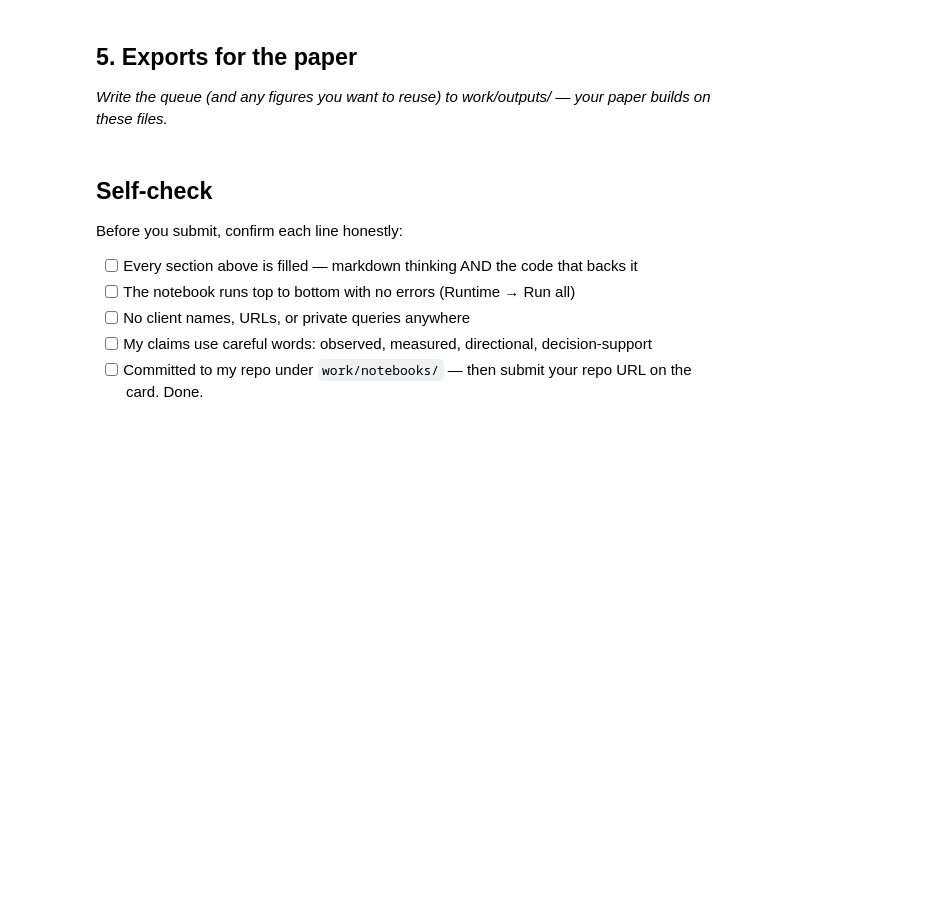
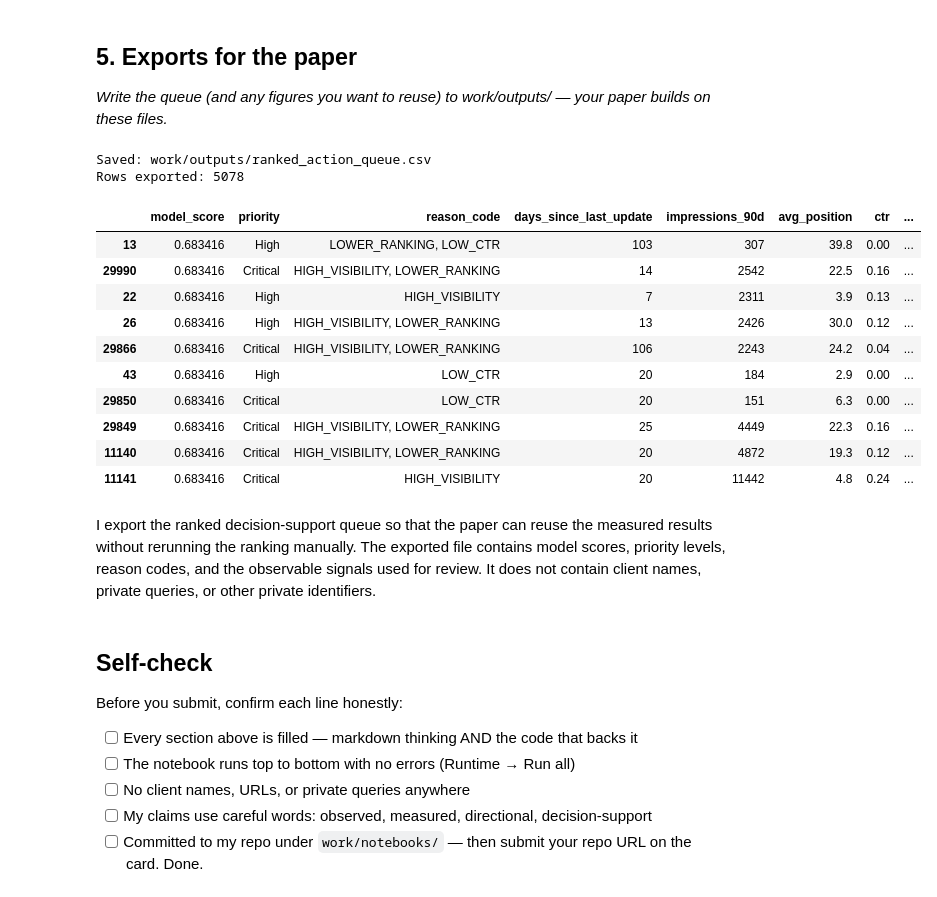
Before and after one commit to SriKeerthi16-b/Machine-Learning, a Jupyter notebook: work/notebooks/w07_action_playbook.ipynb, the cells around one changed output. Saved outputs shown, nothing was run; the diff lists cells and outputs as text; code cells hidden in the pictures; blank space fills up the shorter version.

```diff
--- a/work/notebooks/w07_action_playbook.ipynb
+++ b/work/notebooks/w07_action_playbook.ipynb
@@ -41,6 +313,54 @@ This skeleton is yours to fill. Work the sections **in order** — each one has
 # %%
 # This cell is for CODE (numbers, a query, a check).
 # Write your text answer in the cell ABOVE this one — typing sentences here breaks Run All.
+import os
+
+output_dir = "work/outputs"
+os.makedirs(output_dir, exist_ok=True)
+
+export_cols = [
+    "model_score",
+    "priority",
+    "reason_code",
+    "days_since_last_update",
+    "impressions_90d",
+    "avg_position",
+    "ctr",
+    "word_count"
+]
+
+queue_export = queue[export_cols].copy()
+
+output_path = os.path.join(
+    output_dir,
+    "ranked_action_queue.csv"
+)
+
+queue_export.to_csv(
+    output_path,
+    index=False
+)
+
+print("Saved:", output_path)
+print("Rows exported:", len(queue_export))
+
+display(queue_export.head(10))
+# %% [output]
+Saved: work/outputs/ranked_action_queue.csv
+Rows exported: 5078
+|  | model_score | priority | reason_code | days_since_last_update | impressions_90d | avg_position | ctr | ... |
+| 13 | 0.683416 | High | LOWER_RANKING, LOW_CTR | 103 | 307 | 39.8 | 0.00 | ... |
+| 29990 | 0.683416 | Critical | HIGH_VISIBILITY, LOWER_RANKING | 14 | 2542 | 22.5 | 0.16 | ... |
+| 22 | 0.683416 | High | HIGH_VISIBILITY | 7 | 2311 | 3.9 | 0.13 | ... |
+| 26 | 0.683416 | High | HIGH_VISIBILITY, LOWER_RANKING | 13 | 2426 | 30.0 | 0.12 | ... |
+| 29866 | 0.683416 | Critical | HIGH_VISIBILITY, LOWER_RANKING | 106 | 2243 | 24.2 | 0.04 | ... |
+| 43 | 0.683416 | High | LOW_CTR | 20 | 184 | 2.9 | 0.00 | ... |
+| 29850 | 0.683416 | Critical | LOW_CTR | 20 | 151 | 6.3 | 0.00 | ... |
+| 29849 | 0.683416 | Critical | HIGH_VISIBILITY, LOWER_RANKING | 25 | 4449 | 22.3 | 0.16 | ... |
+| 11140 | 0.683416 | Critical | HIGH_VISIBILITY, LOWER_RANKING | 20 | 4872 | 19.3 | 0.12 | ... |
+| 11141 | 0.683416 | Critical | HIGH_VISIBILITY | 20 | 11442 | 4.8 | 0.24 | ... |
+# %% [markdown]
+I export the ranked decision-support queue so that the paper can reuse the measured results without rerunning the ranking manually. The exported file contains model scores, priority levels, reason codes, and the observable signals used for review. It does not contain client names, private queries, or other private identifiers.
 # %% [markdown]
 ## Self-check
 
```
Also changed, not shown: parts of 11 cells of this notebook.
